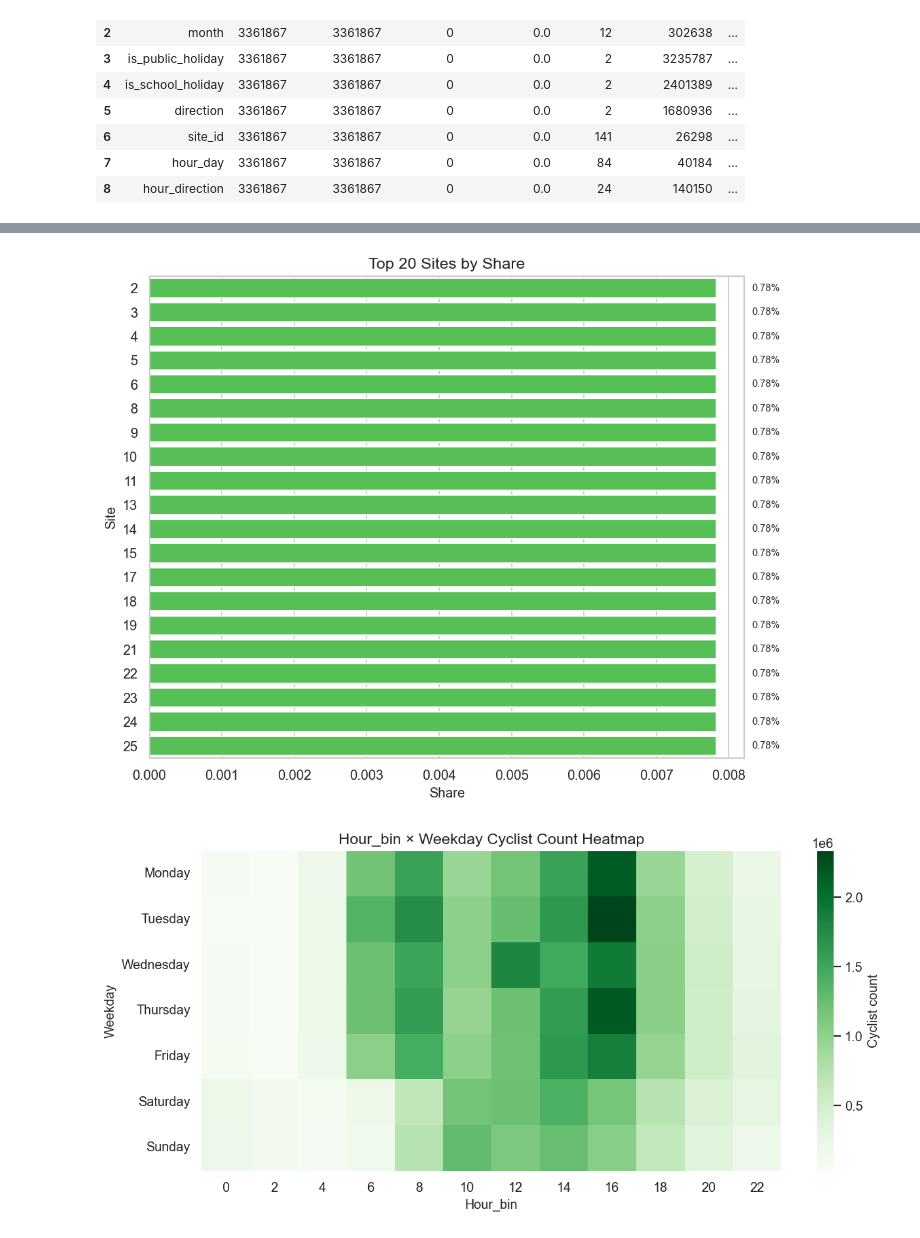
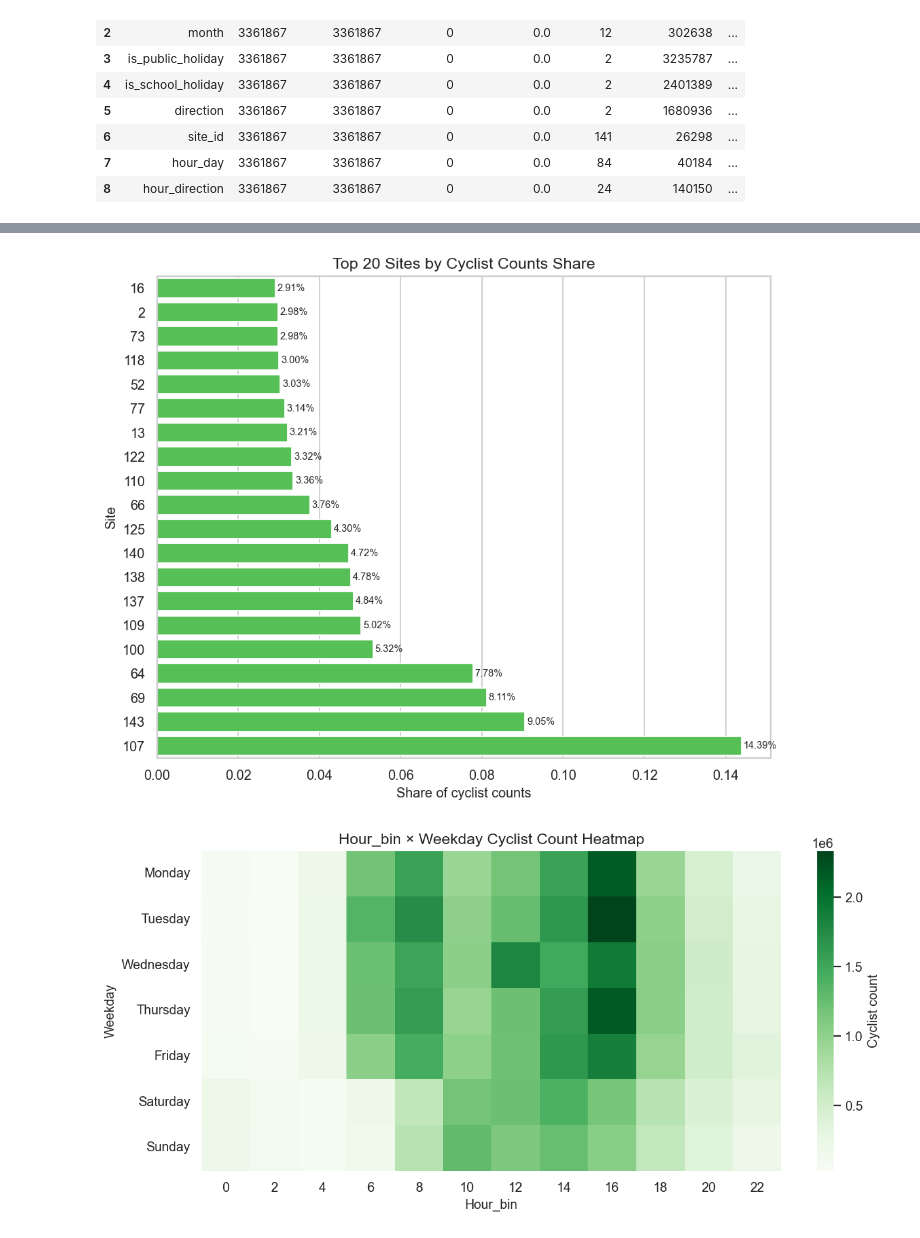
Before and after one commit to annasolodka/mda-cycling-traffic-analysis, a Jupyter notebook: notebooks/03_exploratory_data_analysis.ipynb, the cells around one changed output, grey strips where cells are left out. Cells and saved outputs as stored; diff of their text form; code cells hidden in the pictures.

```diff
--- a/notebooks/03_exploratory_data_analysis.ipynb
+++ b/notebooks/03_exploratory_data_analysis.ipynb
@@ -167,8 +167,8 @@ ordered_vars = {
 
 for var_name, order in ordered_vars.items():
     plot_df = (
-        df[var_name]
-        .value_counts(dropna=False)
+        df.groupby(var_name, dropna=False, observed=False)["count_rescaled"]
+        .sum()
         .reindex(order)
         .rename_axis("level")
         .reset_index(name="n")
@@ -176,17 +176,17 @@ for var_name, order in ordered_vars.items():
     plot_df["share"] = plot_df["n"] / plot_df["n"].sum()
 
     plt.figure(figsize=(9, 4.8))
-    ax = sns.barplot(data=plot_df, x="level", y="share", color=color_blue)
-    ax.set_title(f"Distribution of {var_name}")
+    ax = sns.barplot(data=plot_df, x="level", y="share", color="#4545d1")
+    ax.set_title(f"Distribution of cyclist counts by {var_name}")
     ax.set_xlabel(var_name)
-    ax.set_ylabel("Share")
+    ax.set_ylabel("Share of cyclist counts")
     ax.set_ylim(0, plot_df["share"].max() * 1.12)
 
     for i, v in enumerate(plot_df["share"]):
         ax.text(i, v + 0.002, f"{v:.1%}", ha="center", va="bottom", fontsize=8)
 
     plt.tight_layout()
-    plt.savefig(eda_folder / f"{var_name.lower()}_distribution_bar.png", bbox_inches="tight")
+    plt.savefig(eda_folder / f"{var_name.lower()}_cyclistcount_share_bar.png", bbox_inches="tight")
     plt.show()
     plt.close()
 # %% [output]
@@ -200,25 +200,25 @@ binary_vars = ["is_public_holiday", "is_school_holiday", "direction"]
 
 for var_name in binary_vars:
     plot_df = (
-        df[var_name]
-        .value_counts(dropna=False)
+        df.groupby(var_name, dropna=False, observed=False)["count_rescaled"]
+        .sum()
         .rename_axis("level")
         .reset_index(name="n")
     )
     plot_df["share"] = plot_df["n"] / plot_df["n"].sum()
 
     plt.figure(figsize=(6, 4.5))
-    ax = sns.barplot(data=plot_df, x="level", y="share", color=color_green)
-    ax.set_title(f"Distribution of {var_name}")
+    ax = sns.barplot(data=plot_df, x="level", y="share", color="#45d145")
+    ax.set_title(f"Distribution of cyclist counts by {var_name}")
     ax.set_xlabel(var_name)
-    ax.set_ylabel("Share")
+    ax.set_ylabel("Share of cyclist counts")
     ax.set_ylim(0, plot_df["share"].max() * 1.18)
 
     for i, v in enumerate(plot_df["share"]):
         ax.text(i, v + 0.005, f"{v:.1%}", ha="center", va="bottom", fontsize=9)
 
     plt.tight_layout()
-    plt.savefig(eda_folder / f"{var_name.lower()}_distribution_bar.png", bbox_inches="tight")
+    plt.savefig(eda_folder / f"{var_name.lower()}_cyclistcount_share_bar.png", bbox_inches="tight")
     plt.show()
     plt.close()
 # %% [output]
@@ -228,34 +228,35 @@ for var_name in binary_vars:
 # %%
 # Top-20 bar chart for site_id
 
-top_n = 20
+ttop_n = 20
 
 site_plot_df = (
-    df["site_id"]
-    .value_counts(dropna=False)
+    df.groupby("site_id", dropna=False, observed=False)["count_rescaled"]
+    .sum()
+    .sort_values(ascending=False)
     .head(top_n)
     .sort_values(ascending=True)
     .rename_axis("level")
     .reset_index(name="n")
 )
 
-site_plot_df["share"] = site_plot_df["n"] / len(df)
+site_plot_df["share"] = site_plot_df["n"] / site_plot_df["n"].sum()
 
 plt.figure(figsize=(8, 6.5))
-ax = sns.barplot(data=site_plot_df, x="share", y="level", color=color_green)
-ax.set_title(f"Top {top_n} Sites by Share")
-ax.set_xlabel("Share")
+ax = sns.barplot(data=site_plot_df, x="share", y="level", color="#45d145")
+ax.set_title(f"Top {top_n} Sites by Cyclist Counts Share")
+ax.set_xlabel("Share of cyclist counts")
 ax.set_ylabel("Site")
 
 for i, v in enumerate(site_plot_df["share"]):
     ax.text(v + 0.0005, i, f"{v:.2%}", va="center", fontsize=8)
 
 plt.tight_layout()
-plt.savefig(eda_folder / "site_top20_bar.png", bbox_inches="tight")
+plt.savefig(eda_folder / "site_top20_cyclistcounts_bar.png", bbox_inches="tight")
 plt.show()
 plt.close()
 # %% [output]
-[figure, old version]
+[figure, new version]
 # %%
 # Heatmap for Hour_bin × Weekday using cyclist counts
 
```
Also changed, not shown: parts of 6 cells of this notebook.
